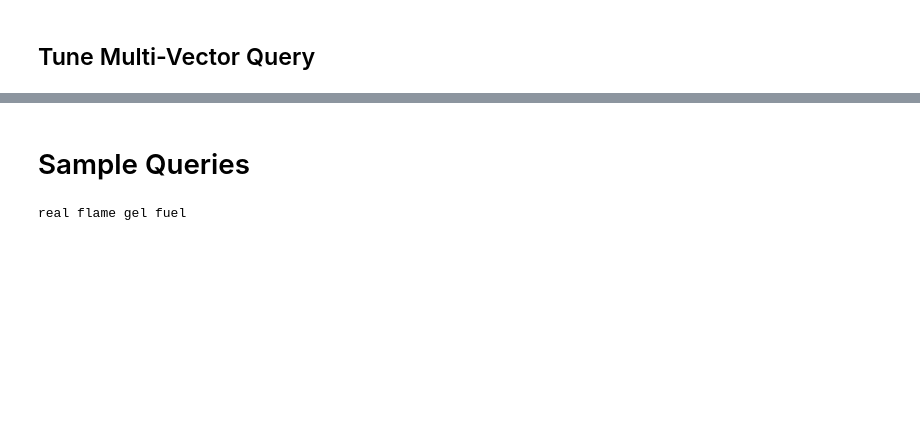
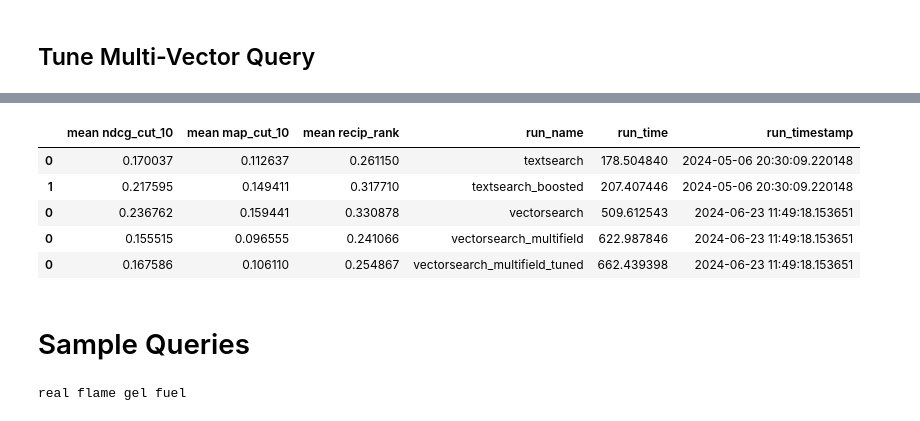
Before and after one commit to billyhines/search-relevance, a Jupyter notebook: 2.1-vector-search-multi.ipynb, the cells around one changed output, grey strips where cells are left out. Saved outputs shown, nothing was run; the diff lists cells and outputs as text; code cells hidden in the pictures; blank space fills up the shorter version.

```diff
--- a/2.1-vector-search-multi.ipynb
+++ b/2.1-vector-search-multi.ipynb
@@ -571,3 +597,25 @@ pd.DataFrame(boost_list).sort_values('mean ndcg_cut_10')
+# %%
+# Evaluate vector queries
+
+results_df = pd.DataFrame(evaluator.evaluate(run_vu_m_tuned))
+results_dict = {}
+for measure in measures:
+    results_dict['mean '+measure] = results_df.loc[measure].mean()
+results_df = pd.DataFrame(results_dict, index=[0])
+
+results_df['run_name'] = 'vectorsearch_multifield_tuned'
+results_df['run_time'] = end_time - start_time
+results_df['run_timestamp'] = current_timestamp
+
+all_results = pd.concat([all_results, results_df])
+all_results
+# %% [output]
+|  | mean ndcg_cut_10 | mean map_cut_10 | mean recip_rank | run_name | run_time | run_timestamp |
+| 0 | 0.170037 | 0.112637 | 0.261150 | textsearch | 178.504840 | 2024-05-06 20:30:09.220148 |
+| 1 | 0.217595 | 0.149411 | 0.317710 | textsearch_boosted | 207.407446 | 2024-05-06 20:30:09.220148 |
+| 0 | 0.236762 | 0.159441 | 0.330878 | vectorsearch | 509.612543 | 2024-06-23 11:49:18.153651 |
+| 0 | 0.155515 | 0.096555 | 0.241066 | vectorsearch_multifield | 622.987846 | 2024-06-23 11:49:18.153651 |
+| 0 | 0.167586 | 0.106110 | 0.254867 | vectorsearch_multifield_tuned | 662.439398 | 2024-06-23 11:49:18.153651 |
 # %% [markdown]
 # Sample Queries
 # %%
```
Also changed, not shown: parts of 4 cells of this notebook.
